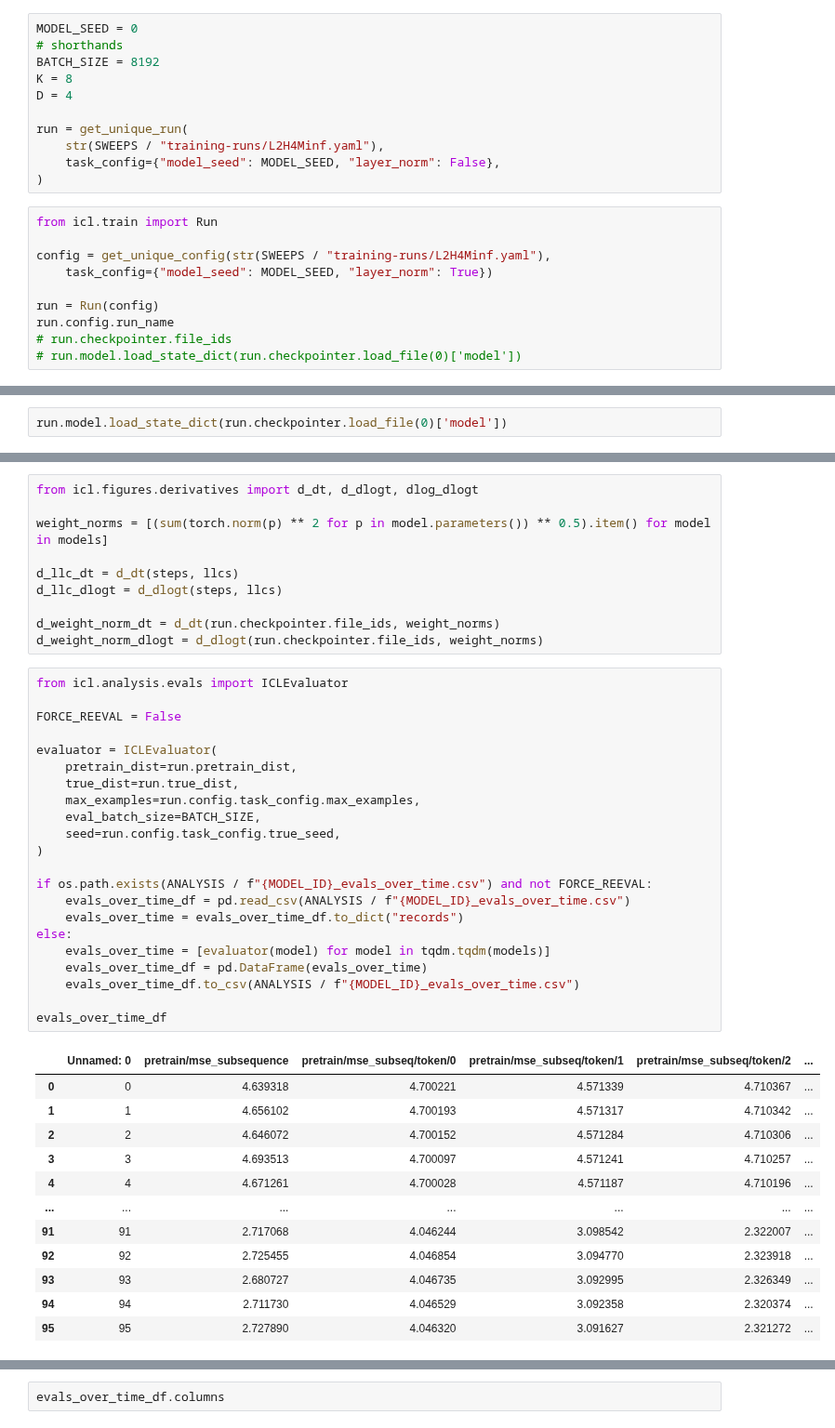
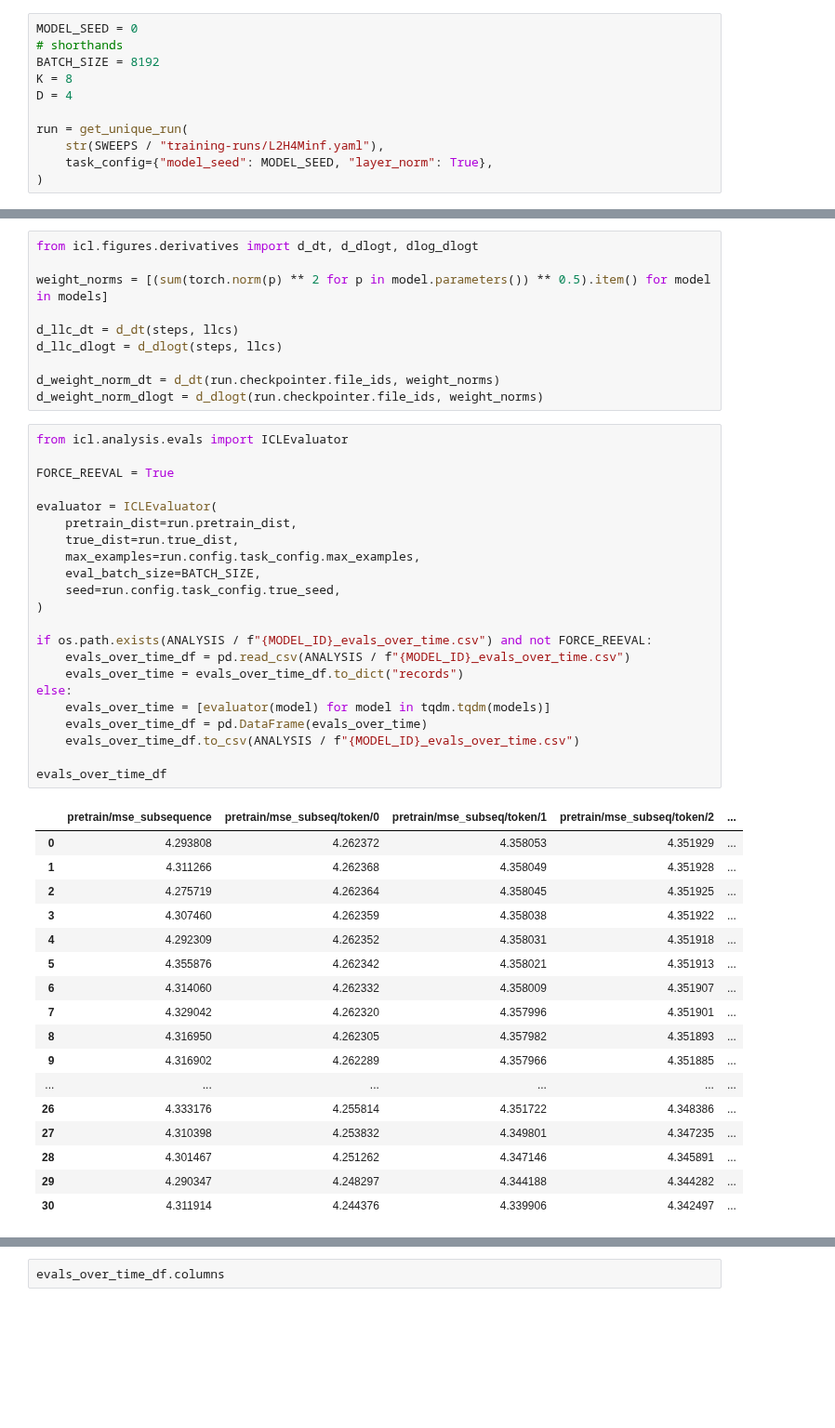
Before and after one commit to timaeus-research/icl, a Jupyter notebook: notebooks/m=inf.ipynb, the cells around one changed output, grey strips where cells are left out. Shown at 93% size. Cells and saved outputs as stored; diff of their text form; blank space fills up the shorter version.

```diff
--- a/notebooks/m=inf.ipynb
+++ b/notebooks/m=inf.ipynb
@@ -55,15 +53,5 @@ D = 4
 
 run = get_unique_run(
     str(SWEEPS / "training-runs/L2H4Minf.yaml"),
-    task_config={"model_seed": MODEL_SEED, "layer_norm": False},
+    task_config={"model_seed": MODEL_SEED, "layer_norm": True},
 )
-# %%
-from icl.train import Run
-
-config = get_unique_config(str(SWEEPS / "training-runs/L2H4Minf.yaml"),
-    task_config={"model_seed": MODEL_SEED, "layer_norm": True})
-
-run = Run(config)
-run.config.run_name
-# run.checkpointer.file_ids
-# run.model.load_state_dict(run.checkpointer.load_file(0)['model'])
@@ -76,2 +77,0 @@ run.checkpointer.get_file_ids()
-# %%
-run.model.load_state_dict(run.checkpointer.load_file(0)['model'])
@@ -139,35 +134,40 @@ d_weight_norm_dlogt = d_dlogt(run.checkpointer.file_ids, weight_norms)
 # %%
 from icl.analysis.evals import ICLEvaluator
 
-FORCE_REEVAL = False
+FORCE_REEVAL = True
 
 evaluator = ICLEvaluator(
     pretrain_dist=run.pretrain_dist,
     true_dist=run.true_dist,
     max_examples=run.config.task_config.max_examples,
     eval_batch_size=BATCH_SIZE,
     seed=run.config.task_config.true_seed,
 )
 
 if os.path.exists(ANALYSIS / f"{MODEL_ID}_evals_over_time.csv") and not FORCE_REEVAL:
     evals_over_time_df = pd.read_csv(ANALYSIS / f"{MODEL_ID}_evals_over_time.csv")
     evals_over_time = evals_over_time_df.to_dict("records")
 else:
     evals_over_time = [evaluator(model) for model in tqdm.tqdm(models)]
     evals_over_time_df = pd.DataFrame(evals_over_time)
     evals_over_time_df.to_csv(ANALYSIS / f"{MODEL_ID}_evals_over_time.csv")
 
 evals_over_time_df
 # %% [output]
-|  | Unnamed: 0 | pretrain/mse_subsequence | pretrain/mse_subseq/token/0 | pretrain/mse_subseq/token/1 | pretrain/mse_subseq/token/2 | ... |
-| 0 | 0 | 4.639318 | 4.700221 | 4.571339 | 4.710367 | ... |
-| 1 | 1 | 4.656102 | 4.700193 | 4.571317 | 4.710342 | ... |
-| 2 | 2 | 4.646072 | 4.700152 | 4.571284 | 4.710306 | ... |
-| 3 | 3 | 4.693513 | 4.700097 | 4.571241 | 4.710257 | ... |
-| 4 | 4 | 4.671261 | 4.700028 | 4.571187 | 4.710196 | ... |
-| ... | ... | ... | ... | ... | ... | ... |
-| 91 | 91 | 2.717068 | 4.046244 | 3.098542 | 2.322007 | ... |
-| 92 | 92 | 2.725455 | 4.046854 | 3.094770 | 2.323918 | ... |
-| 93 | 93 | 2.680727 | 4.046735 | 3.092995 | 2.326349 | ... |
-| 94 | 94 | 2.711730 | 4.046529 | 3.092358 | 2.320374 | ... |
-| 95 | 95 | 2.727890 | 4.046320 | 3.091627 | 2.321272 | ... |
+|  | pretrain/mse_subsequence | pretrain/mse_subseq/token/0 | pretrain/mse_subseq/token/1 | pretrain/mse_subseq/token/2 | ... |
+| 0 | 4.293808 | 4.262372 | 4.358053 | 4.351929 | ... |
+| 1 | 4.311266 | 4.262368 | 4.358049 | 4.351928 | ... |
+| 2 | 4.275719 | 4.262364 | 4.358045 | 4.351925 | ... |
+| 3 | 4.307460 | 4.262359 | 4.358038 | 4.351922 | ... |
+| 4 | 4.292309 | 4.262352 | 4.358031 | 4.351918 | ... |
+| 5 | 4.355876 | 4.262342 | 4.358021 | 4.351913 | ... |
+| 6 | 4.314060 | 4.262332 | 4.358009 | 4.351907 | ... |
+| 7 | 4.329042 | 4.262320 | 4.357996 | 4.351901 | ... |
+| 8 | 4.316950 | 4.262305 | 4.357982 | 4.351893 | ... |
+| 9 | 4.316902 | 4.262289 | 4.357966 | 4.351885 | ... |
+| ... | ... | ... | ... | ... | ... |
+| 26 | 4.333176 | 4.255814 | 4.351722 | 4.348386 | ... |
+| 27 | 4.310398 | 4.253832 | 4.349801 | 4.347235 | ... |
+| 28 | 4.301467 | 4.251262 | 4.347146 | 4.345891 | ... |
+| 29 | 4.290347 | 4.248297 | 4.344188 | 4.344282 | ... |
+| 30 | 4.311914 | 4.244376 | 4.339906 | 4.342497 | ... |
```
Also changed, not shown: parts of 5 cells of this notebook, 12 other files.
